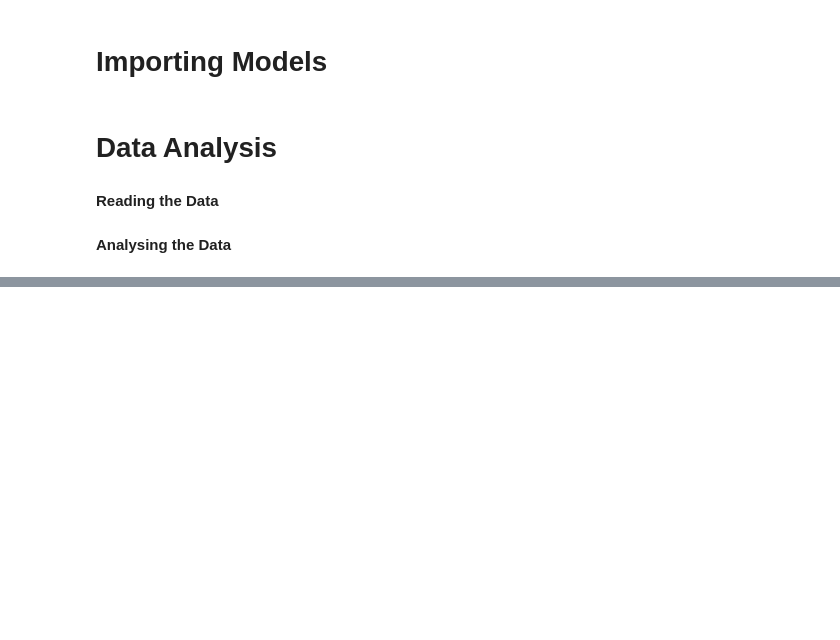
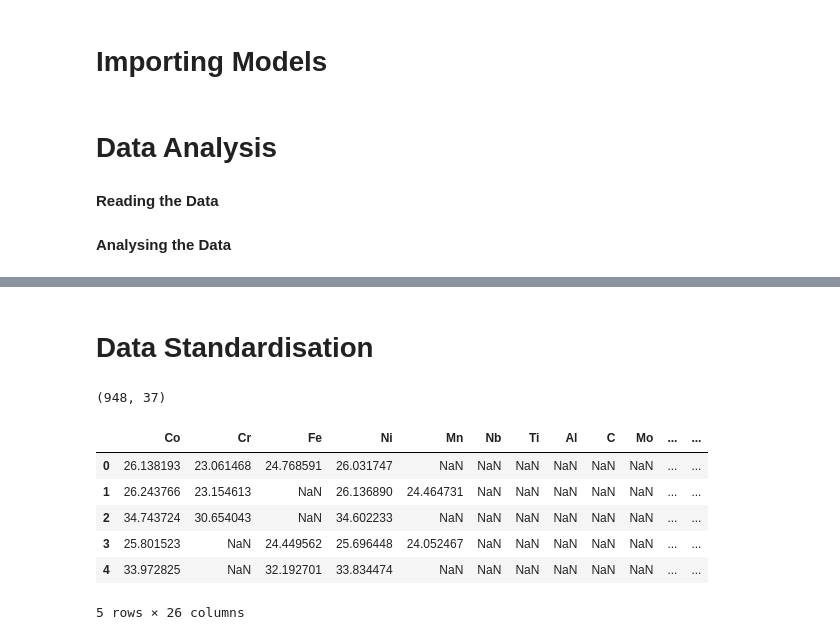
Before and after one commit to DarshanGoodGuy/IITISOC25, a Jupyter notebook: Model.ipynb, the cells around one changed output, grey strips where cells are left out. Cells and saved outputs as stored; diff of their text form; code cells hidden in the pictures; blank space fills up the shorter version.

```diff
--- a/Model.ipynb
+++ b/Model.ipynb
@@ -36,0 +106,20 @@ Alloy_data = pd.read_csv(Alloy_data_path)
+# %% [markdown]
+# **Data Standardisation**
+# %%
+Alloy_data.shape
+# %% [output]
+(948, 37)
+# %%
+#Assigning Feature and Target variables
+X = Alloy_data.iloc[:,1:27] #Feature Columns
+y = Alloy_data.iloc[:,27:38]  #Target Columns
+# %%
+X.head()
+# %% [output]
+|  | Co | Cr | Fe | Ni | Mn | Nb | Ti | Al | C | Mo | ... | ... |
+| 0 | 26.138193 | 23.061468 | 24.768591 | 26.031747 | NaN | NaN | NaN | NaN | NaN | NaN | ... | ... |
+| 1 | 26.243766 | 23.154613 | NaN | 26.136890 | 24.464731 | NaN | NaN | NaN | NaN | NaN | ... | ... |
+| 2 | 34.743724 | 30.654043 | NaN | 34.602233 | NaN | NaN | NaN | NaN | NaN | NaN | ... | ... |
+| 3 | 25.801523 | NaN | 24.449562 | 25.696448 | 24.052467 | NaN | NaN | NaN | NaN | NaN | ... | ... |
+| 4 | 33.972825 | NaN | 32.192701 | 33.834474 | NaN | NaN | NaN | NaN | NaN | NaN | ... | ... |
+5 rows × 26 columns
```
Also changed, not shown: parts of 12 cells of this notebook.
